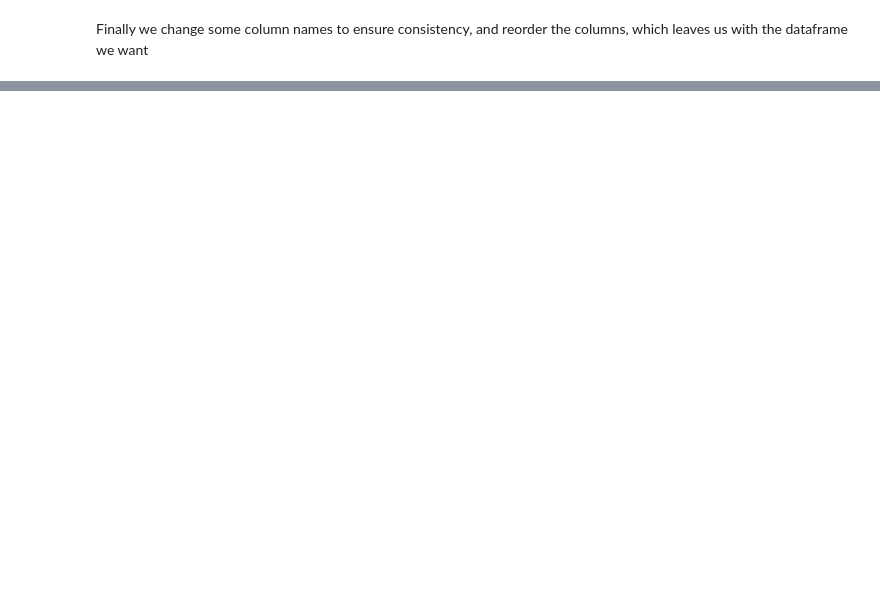
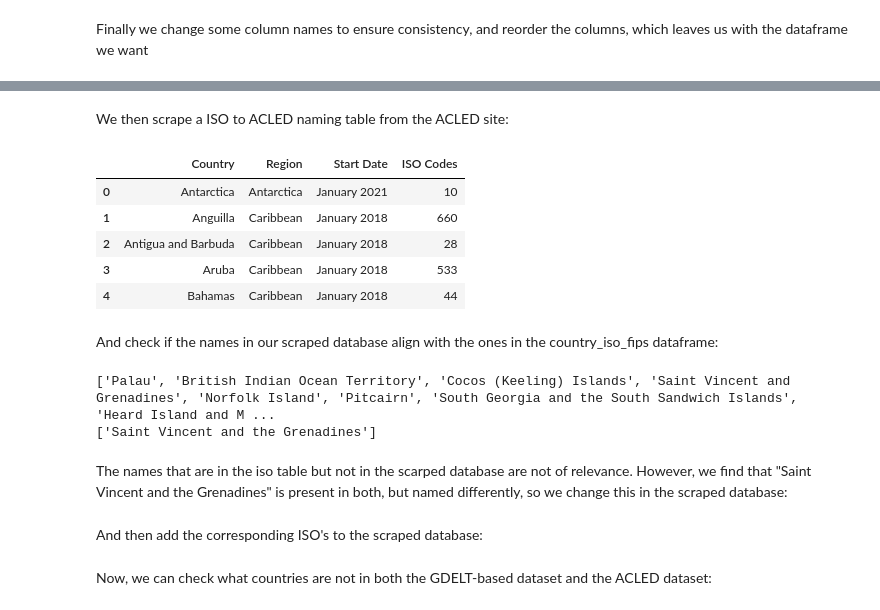
Before and after one commit to lboekestein/capstone, a Jupyter notebook: src/Auxiliaries/make_auxiliaries.ipynb, the cells around one changed output, grey strips where cells are left out. Cells and saved outputs as stored; diff of their text form; code cells hidden in the pictures; blank space fills up the shorter version.

```diff
--- a/src/Auxiliaries/make_auxiliaries.ipynb
+++ b/src/Auxiliaries/make_auxiliaries.ipynb
@@ -283,0 +383,30 @@ countries_complete.to_csv(f"{data_path}countries_iso_fips_capitals.csv", index=F
+# %% [markdown]
+We then scrape a ISO to ACLED naming table from the ACLED site:
+# %%
+url = "https://acleddata.com/knowledge-base/country-iso-codes/"
+
+# find table from url
+response = requests.get(url)
+soup = BeautifulSoup(response.text, "html.parser")
+table = soup.find_all("table")[0]
+
+# read table into pandas dataframe
+iso_ACLED_df = pd.read_html(str(table))[0]
+iso_ACLED_df.head()
+# %% [output]
+|  | Country | Region | Start Date | ISO Codes |
+| 0 | Antarctica | Antarctica | January 2021 | 10 |
+| 1 | Anguilla | Caribbean | January 2018 | 660 |
+| 2 | Antigua and Barbuda | Caribbean | January 2018 | 28 |
+| 3 | Aruba | Caribbean | January 2018 | 533 |
+| 4 | Bahamas | Caribbean | January 2018 | 44 |
+# %% [markdown]
+And check if the names in our scraped database align with the ones in the country_iso_fips dataframe:
+# %%
+print(list(set(iso_ACLED_df["Country"].unique()).difference(set(ACLED_countries["country"].unique()))))
+print(list(set(ACLED_countries["country"].unique()).difference(set(iso_ACLED_df["Country"].unique()))))
+# %% [output]
+['Palau', 'British Indian Ocean Territory', 'Cocos (Keeling) Islands', 'Saint Vincent and Grenadines', 'Norfolk Island', 'Pitcairn', 'South Georgia and the South Sandwich Islands', 'Heard Island and M ...
+['Saint Vincent and the Grenadines']
+# %% [markdown]
+The names that are in the iso table but not in the scarped database are not of relevance. However, we find that "Saint Vincent and the Grenadines" is present in both, but named differently, so we change this in the scraped database:
@@ -283,0 +416,2 @@ countries_complete.to_csv(f"{data_path}countries_iso_fips_capitals.csv", index=F
+# %% [markdown]
+And then add the corresponding ISO's to the scraped database:
@@ -283,0 +421,2 @@ countries_complete.to_csv(f"{data_path}countries_iso_fips_capitals.csv", index=F
+# %% [markdown]
+Now, we can check what countries are not in both the GDELT-based dataset and the ACLED dataset:
```
Also changed, not shown: parts of 19 cells of this notebook, 3 other files.
